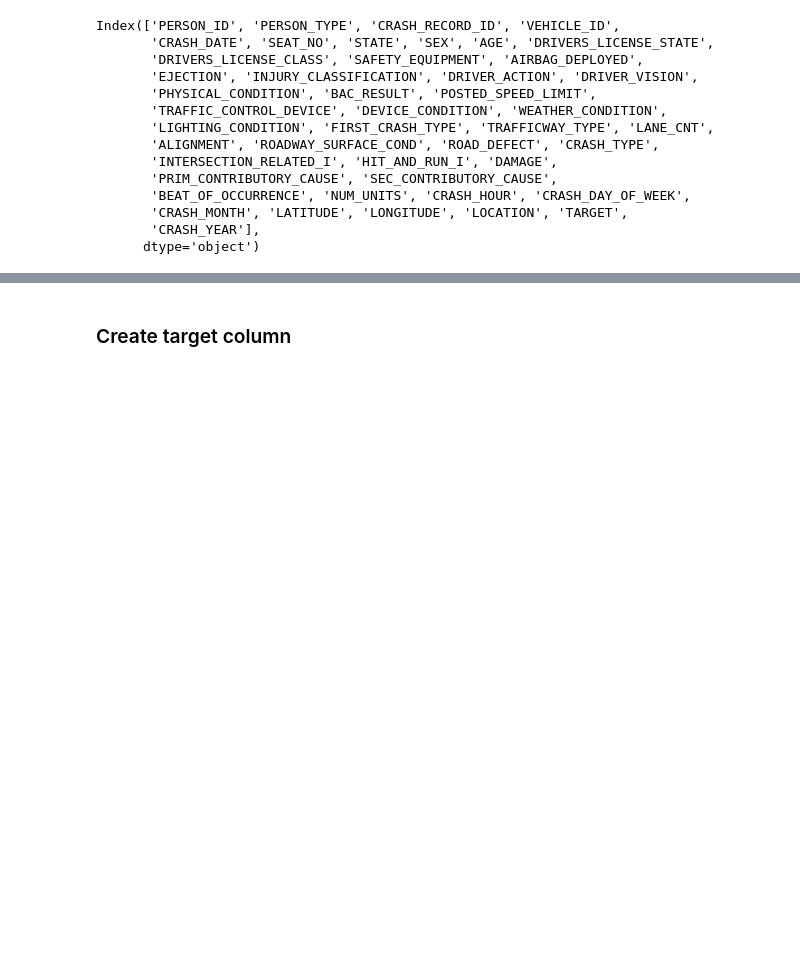
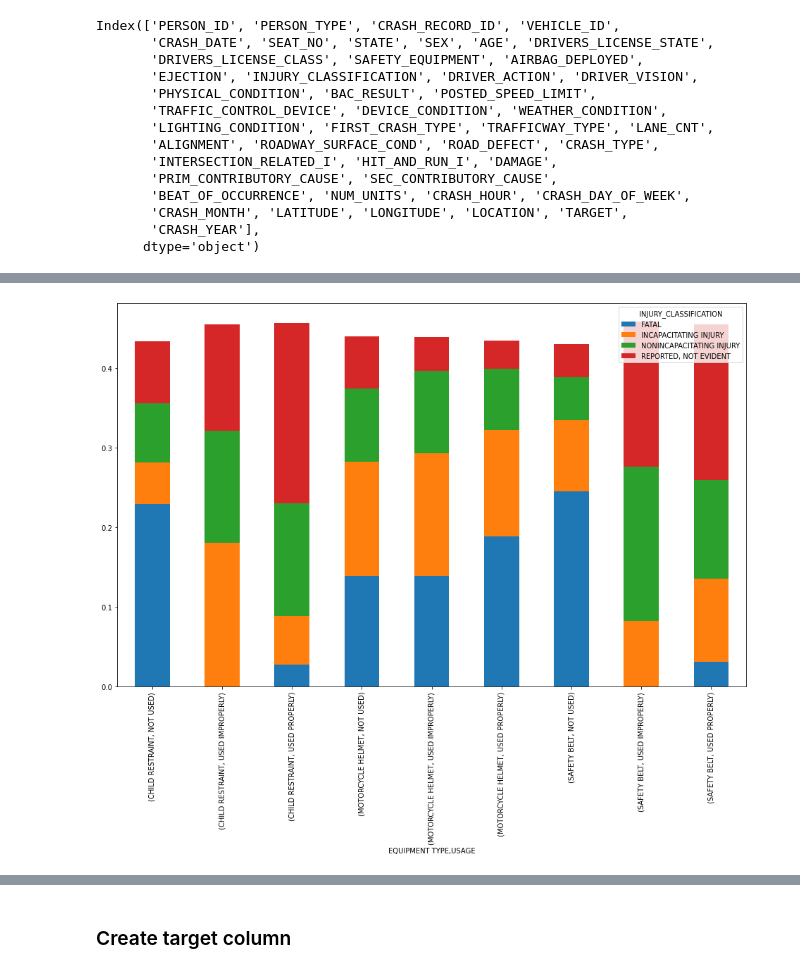
Before and after one commit to AngieKay/Chicago-Crashes, a Jupyter notebook: Markowitz_viz_nb.ipynb, the cells around one changed output, grey strips where cells are left out. Saved outputs shown, nothing was run; the diff lists cells and outputs as text; code cells hidden in the pictures; blank space fills up the shorter version.

```diff
--- a/Markowitz_viz_nb.ipynb
+++ b/Markowitz_viz_nb.ipynb
@@ -606,0 +775,4 @@ Index(['PERSON_ID', 'PERSON_TYPE', 'CRASH_RECORD_ID', 'VEHICLE_ID',
+# %%
+normalize_data(safety_equip_multindex).plot.bar(stacked=True, figsize=(16, 10));
+# %% [output]
+[figure, added]
```
Also changed, not shown: parts of 17 cells of this notebook, 1 other file.
